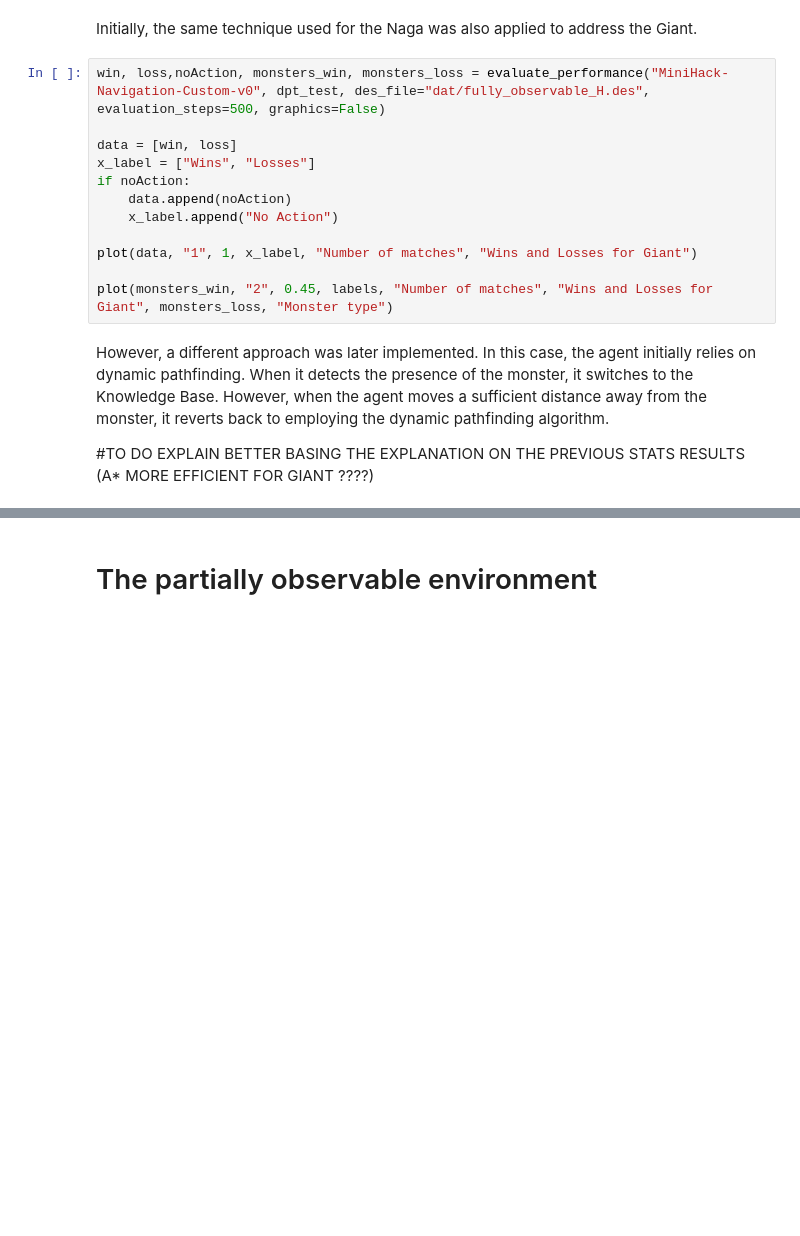
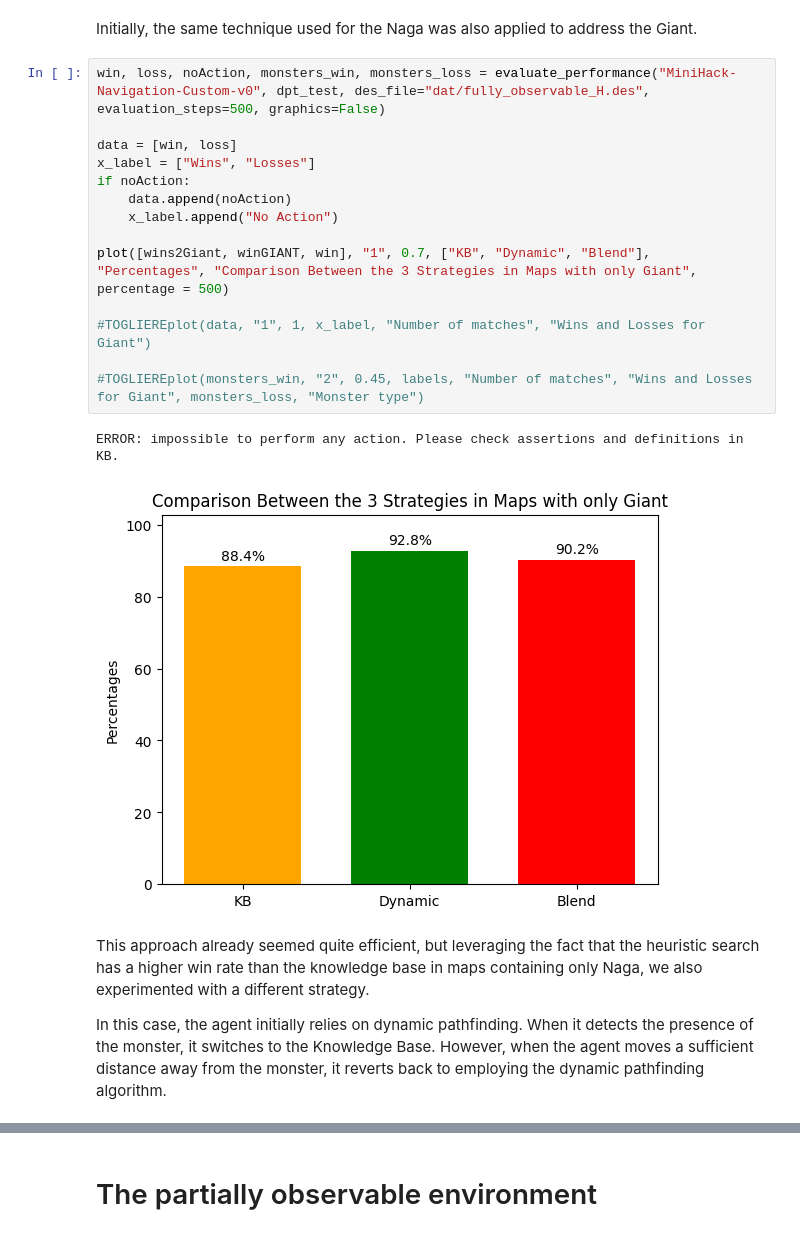
Before and after one commit to Nsivaa/AIF, a Jupyter notebook: notebook.ipynb, the cells around one changed output, grey strips where cells are left out. Drawn from its saved outputs; the diff is of its cells as text; blank space fills up the shorter version.

```diff
--- a/notebook.ipynb
+++ b/notebook.ipynb
@@ -605,19 +660,24 @@ plot(monsters_win, "2", 0.45, labels, "Number of matches", "Wins and Losses for
 # %% [markdown]
 Initially, the same technique used for the Naga was also applied to address the Giant.
 # %%
-win, loss,noAction, monsters_win, monsters_loss = evaluate_performance("MiniHack-Navigation-Custom-v0", dpt_test, des_file="dat/fully_observable_H.des", evaluation_steps=500, graphics=False)
+win, loss, noAction, monsters_win, monsters_loss = evaluate_performance("MiniHack-Navigation-Custom-v0", dpt_test, des_file="dat/fully_observable_H.des", evaluation_steps=500, graphics=False)
 
 data = [win, loss]
 x_label = ["Wins", "Losses"]
 if noAction:
     data.append(noAction)
     x_label.append("No Action")
 
-plot(data, "1", 1, x_label, "Number of matches", "Wins and Losses for Giant")
+plot([wins2Giant, winGIANT, win], "1", 0.7, ["KB", "Dynamic", "Blend"], "Percentages", "Comparison Between the 3 Strategies in Maps with only Giant", percentage = 500)
 
-plot(monsters_win, "2", 0.45, labels, "Number of matches", "Wins and Losses for Giant", monsters_loss, "Monster type")
+#TOGLIEREplot(data, "1", 1, x_label, "Number of matches", "Wins and Losses for Giant")
+
+#TOGLIEREplot(monsters_win, "2", 0.45, labels, "Number of matches", "Wins and Losses for Giant", monsters_loss, "Monster type")
+# %% [output]
+ERROR: impossible to perform any action. Please check assertions and definitions in KB.
+[figure, added]
 # %% [markdown]
-However, a different approach was later implemented. In this case, the agent initially relies on dynamic pathfinding. When it detects the presence of the monster, it switches to the Knowledge Base. However, when the agent moves a sufficient distance away from the monster, it reverts back to employing the dynamic pathfinding algorithm.
+This approach already seemed quite efficient, but leveraging the fact that the heuristic search has a higher win rate than the knowledge base in maps containing only Naga, we also experimented with a different strategy.
 
-#TO DO EXPLAIN BETTER BASING THE EXPLANATION ON THE PREVIOUS STATS RESULTS (A* MORE EFFICIENT FOR GIANT ????)
+ In this case, the agent initially relies on dynamic pathfinding. When it detects the presence of the monster, it switches to the Knowledge Base. However, when the agent moves a sufficient distance away from the monster, it reverts back to employing the dynamic pathfinding algorithm.
 # %%
```
Also changed, not shown: parts of 37 cells of this notebook, 1 other file.
